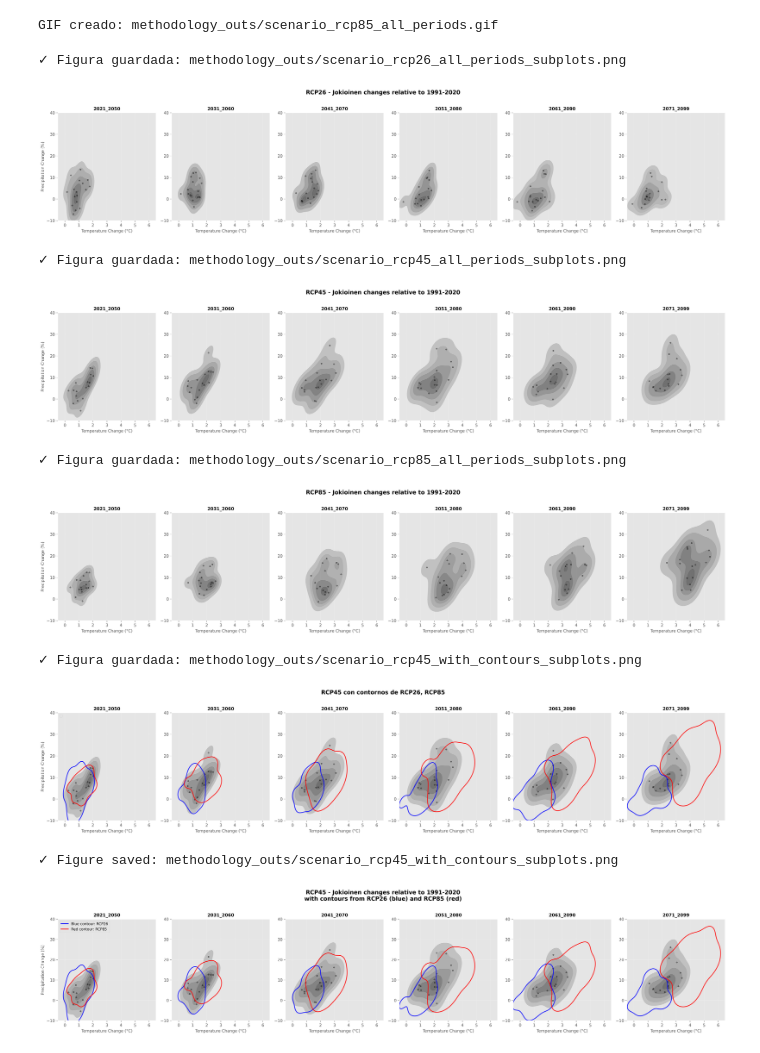
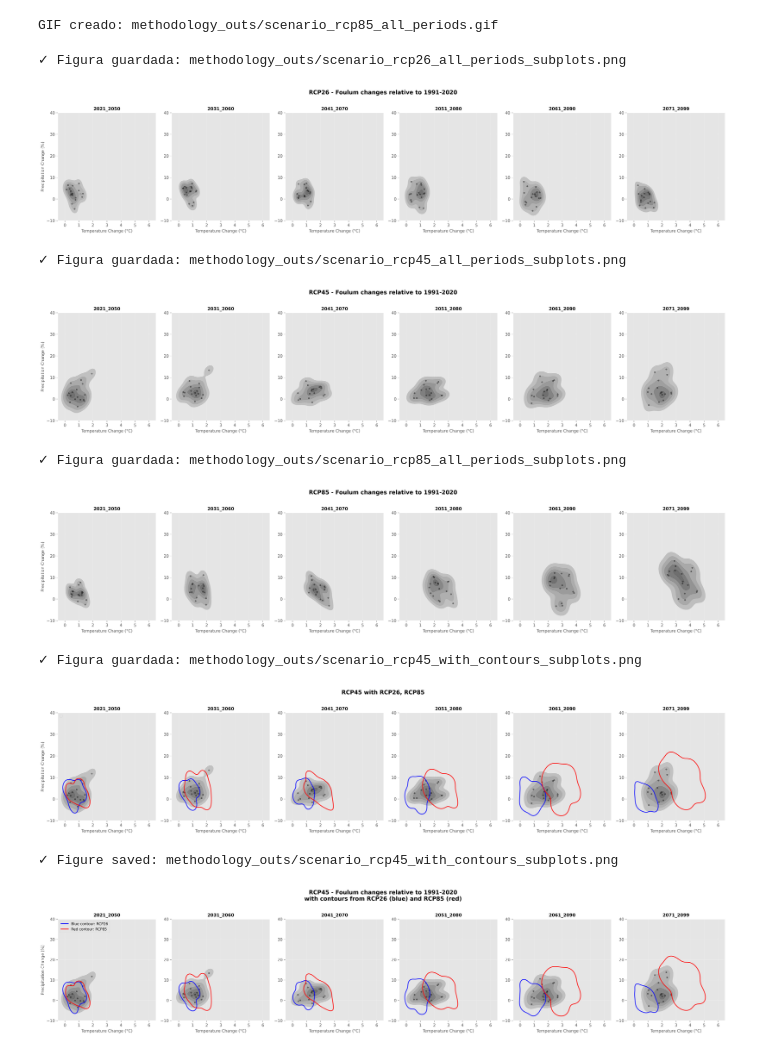
Before and after one commit to PrecilienceWP2/IRS_Denmark, a Jupyter notebook: 04_ClimateScenariosProcessCloudsVisualization.ipynb, the cells around one changed output. Saved outputs shown, nothing was run; the diff lists cells and outputs as text; code cells hidden in the pictures.

Commit message:
climate clouds and simulation plots

```diff
--- a/04_ClimateScenariosProcessCloudsVisualization.ipynb
+++ b/04_ClimateScenariosProcessCloudsVisualization.ipynb
@@ -36,7 +36,7 @@ for scenario in scenarios:
     # Para cada período
     for period_idx, period in enumerate(periods):
         # Cargar datos del CSV
-        df_changes = pd.read_csv(f"methodology_outs/{scenario}_{period}_meanChanges_JOK.csv")
+        df_changes = pd.read_csv(f"methodology_outs/{scenario}_{period}_meanChanges_Foulum.csv")
 
         # Crear el plot
         plt.figure(figsize=(7, 5), dpi=700)
@@ -70,7 +70,7 @@ for scenario in scenarios:
         plt.grid(True, alpha=0.3)
         plt.xlabel("Temperature Change (°C)")
         plt.ylabel("Precipitation Change (%)")
-        plt.title("Jokioinen changes relative to 1991-2020")
+        plt.title("Foulum changes relative to 1991-2020")
         plt.text(1.75, 35, f"{scenario} {period}", fontsize=12,
                  bbox=dict(boxstyle="round,pad=0.3", facecolor="yellow", alpha=0.5))
 
@@ -111,7 +111,7 @@ def create_scenario_subplots(scenario, periods, output_dir="methodology_outs"):
 
         try:
             # Cargar datos
-            df_changes = pd.read_csv(f"{output_dir}/{scenario}_{period}_meanChanges_JOK.csv")
+            df_changes = pd.read_csv(f"{output_dir}/{scenario}_{period}_meanChanges_Foulum.csv")
 
             # Crear colormap
             def truncate_colormap(cmap, minval=0.4, maxval=0.9, n=100):
@@ -157,7 +157,7 @@ def create_scenario_subplots(scenario, periods, output_dir="methodology_outs"):
             ax.set_title(f"{period} - ERROR", fontsize=11, color='red')
 
     # Título general
-    fig.suptitle(f"{scenario.upper()} - Jokioinen changes relative to 1991-2020",
+    fig.suptitle(f"{scenario.upper()} - Foulum changes relative to 1991-2020",
                  fontsize=14, fontweight='bold', y=1.02)
 
     plt.tight_layout()
@@ -177,11 +177,11 @@ for scenario in scenarios:
     create_scenario_subplots(scenario, periods)
 # %% [output]
 ✓ Figura guardada: methodology_outs/scenario_rcp26_all_periods_subplots.png
-[figure, old version]
+[figure, new version]
 ✓ Figura guardada: methodology_outs/scenario_rcp45_all_periods_subplots.png
-[figure, old version]
+[figure, new version]
 ✓ Figura guardada: methodology_outs/scenario_rcp85_all_periods_subplots.png
-[figure, old version]
+[figure, new version]
 # %%
 def create_scenario_subplots_with_contours(scenario_main, scenarios_overlay, periods, output_dir="methodology_outs"):
     """
@@ -212,7 +212,7 @@ def create_scenario_subplots_with_contours(scenario_main, scenarios_overlay, per
             trunc_greys = truncate_colormap(plt.cm.Greys, 0.4, 0.9)
 
             # Cargar datos del escenario principal
-            df_main = pd.read_csv(f"{output_dir}/{scenario_main}_{period}_meanChanges_JOK.csv")
+            df_main = pd.read_csv(f"{output_dir}/{scenario_main}_{period}_meanChanges_Foulum.csv")
 
             # KDE plot del escenario principal
             sns.kdeplot(
@@ -235,7 +235,7 @@ def create_scenario_subplots_with_contours(scenario_main, scenarios_overlay, per
 
             # Superponer contornos de escenarios overlay
             for scenario_overlay in scenarios_overlay:
-                df_overlay = pd.read_csv(f"{output_dir}/{scenario_overlay}_{period}_meanChanges_JOK.csv")
+                df_overlay = pd.read_csv(f"{output_dir}/{scenario_overlay}_{period}_meanChanges_Foulum.csv")
 
                 # Plotear el contorno más externo (nivel máximo)
                 sns.kdeplot(
@@ -264,35 +264,35 @@ def create_scenario_subplots_with_contours(scenario_main, scenarios_overlay, per
             # Leyenda solo en el primer subplot
             if idx == 0:
                 ax.legend(loc='upper left', fontsize=9)
 
         except FileNotFoundError as e:
             ax.text(0.5, 0.5, f"Archivo no encontrado\n{period}",
                    ha='center', va='center', transform=ax.transAxes)
             ax.set_title(f"{period} - ERROR", fontsize=11, color='red')
 
     # Título general
-    fig.suptitle(f"{scenario_main.upper()} con contornos de {', '.join([s.upper() for s in scenarios_overlay])}",
+    fig.suptitle(f"{scenario_main.upper()} with {', '.join([s.upper() for s in scenarios_overlay])}",
                  fontsize=14, fontweight='bold', y=1.02)
 
     plt.tight_layout()
 
     # Guardar figura
     output_path = f"{output_dir}/scenario_{scenario_main}_with_contours_subplots.png"
     plt.savefig(output_path, dpi=300, bbox_inches='tight')
     print(f"✓ Figura guardada: {output_path}")
     plt.show()
 
 
 # Ejecutar: RCP4.5 con contornos de RCP2.6 y RCP8.5
 periods = ["2021_2050", "2031_2060", "2041_2070", "2051_2080", "2061_2090", "2071_2099"]
 create_scenario_subplots_with_contours(
     scenario_main="rcp45",
     scenarios_overlay=["rcp26", "rcp85"],
     periods=periods
 )
 # %% [output]
 ✓ Figura guardada: methodology_outs/scenario_rcp45_with_contours_subplots.png
-[figure, old version]
+[figure, new version]
 # %%
 def create_scenario_subplots_with_contours(scenario_main, scenarios_overlay, periods, output_dir="methodology_outs"):
     """
@@ -323,7 +323,7 @@ def create_scenario_subplots_with_contours(scenario_main, scenarios_overlay, per
             trunc_greys = truncate_colormap(plt.cm.Greys, 0.4, 0.9)
 
             # Load main scenario data
-            df_main = pd.read_csv(f"{output_dir}/{scenario_main}_{period}_meanChanges_JOK.csv")
+            df_main = pd.read_csv(f"{output_dir}/{scenario_main}_{period}_meanChanges_Foulum.csv")
 
             # KDE plot of main scenario
             sns.kdeplot(
@@ -346,7 +346,7 @@ def create_scenario_subplots_with_contours(scenario_main, scenarios_overlay, per
 
             # Overlay contours from overlay scenarios
             for scenario_overlay in scenarios_overlay:
-                df_overlay = pd.read_csv(f"{output_dir}/{scenario_overlay}_{period}_meanChanges_JOK.csv")
+                df_overlay = pd.read_csv(f"{output_dir}/{scenario_overlay}_{period}_meanChanges_Foulum.csv")
 
                 # Plot outermost contour (maximum level)
                 sns.kdeplot(
@@ -386,7 +386,7 @@ def create_scenario_subplots_with_contours(scenario_main, scenarios_overlay, per
             ax.set_title(f"{period} - ERROR", fontsize=11, color='red')
 
     # General title
-    fig.suptitle(f"{scenario_main.upper()} - Jokioinen changes relative to 1991-2020\nwith contours from RCP26 (blue) and RCP85 (red)",
+    fig.suptitle(f"{scenario_main.upper()} - Foulum changes relative to 1991-2020\nwith contours from RCP26 (blue) and RCP85 (red)",
                  fontsize=14, fontweight='bold', y=1.02)
 
     plt.tight_layout()
@@ -407,4 +407,4 @@ create_scenario_subplots_with_contours(
 )
 # %% [output]
 ✓ Figure saved: methodology_outs/scenario_rcp45_with_contours_subplots.png
-[figure, old version]
+[figure, new version]
```
